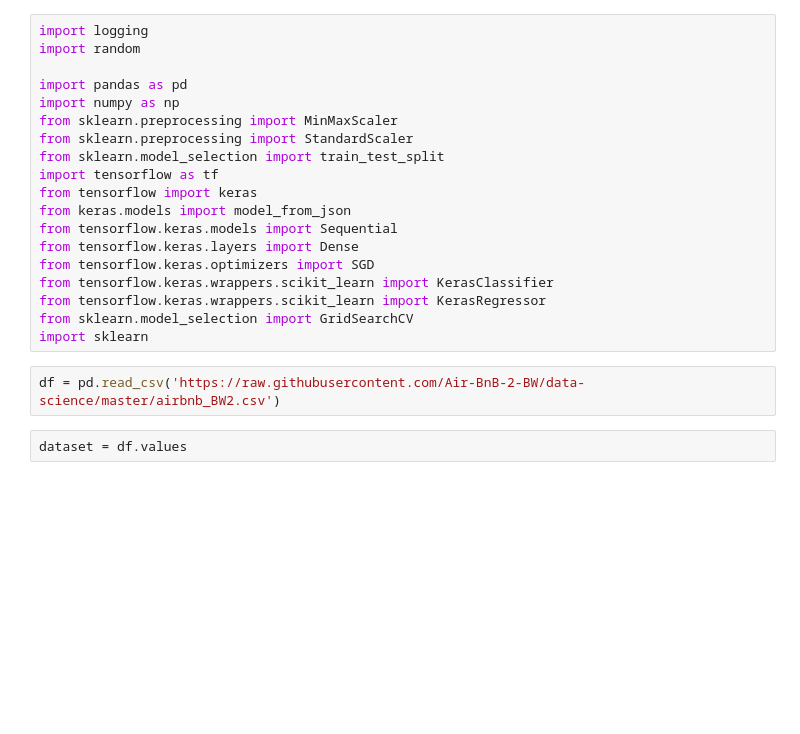
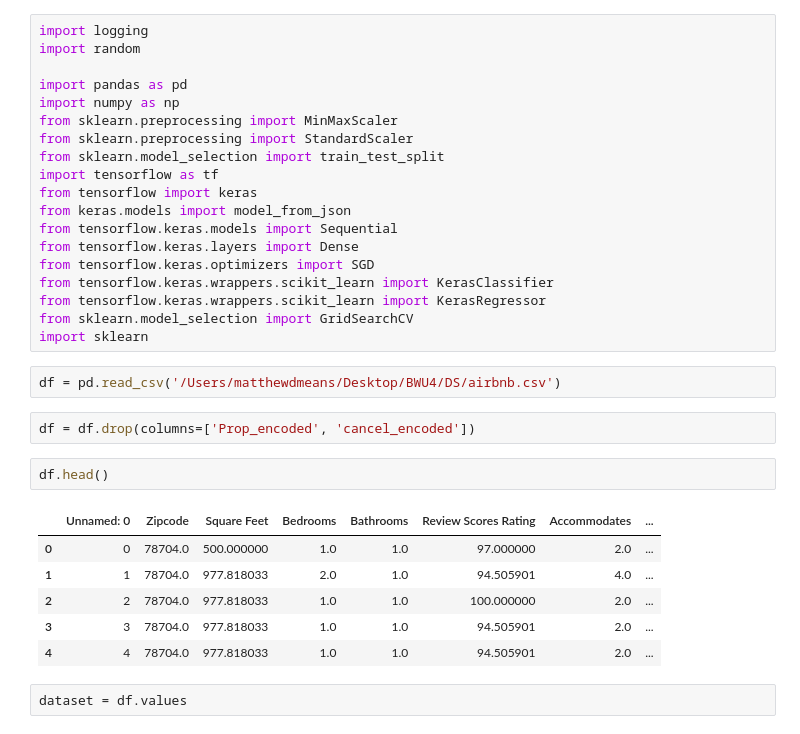
Before and after one commit to bw-airbnb-2/DS, a Jupyter notebook: ds_app/save_model.ipynb, the cells around one changed output. Saved outputs shown, nothing was run; the diff lists cells and outputs as text; blank space fills up the shorter version.

```diff
--- a/ds_app/save_model.ipynb
+++ b/ds_app/save_model.ipynb
@@ -17,8 +17,19 @@ from tensorflow.keras.wrappers.scikit_learn import KerasClassifier
 from tensorflow.keras.wrappers.scikit_learn import KerasRegressor
 from sklearn.model_selection import GridSearchCV
 import sklearn
-# %%
-df = pd.read_csv('https://raw.githubusercontent.com/Air-BnB-2-BW/data-science/master/airbnb_BW2.csv')
+# %%
+df = pd.read_csv('/Users/matthewdmeans/Desktop/BWU4/DS/airbnb.csv')
+# %%
+df = df.drop(columns=['Prop_encoded', 'cancel_encoded'])
+# %%
+df.head()
+# %% [output]
+|  | Unnamed: 0 | Zipcode | Square Feet | Bedrooms | Bathrooms | Review Scores Rating | Accommodates | ... |
+| 0 | 0 | 78704.0 | 500.000000 | 1.0 | 1.0 | 97.000000 | 2.0 | ... |
+| 1 | 1 | 78704.0 | 977.818033 | 2.0 | 1.0 | 94.505901 | 4.0 | ... |
+| 2 | 2 | 78704.0 | 977.818033 | 1.0 | 1.0 | 100.000000 | 2.0 | ... |
+| 3 | 3 | 78704.0 | 977.818033 | 1.0 | 1.0 | 94.505901 | 2.0 | ... |
+| 4 | 4 | 78704.0 | 977.818033 | 1.0 | 1.0 | 94.505901 | 2.0 | ... |
 # %%
 dataset = df.values
 # %%
```
Also changed, not shown: parts of 4 cells of this notebook, 2 other files.
